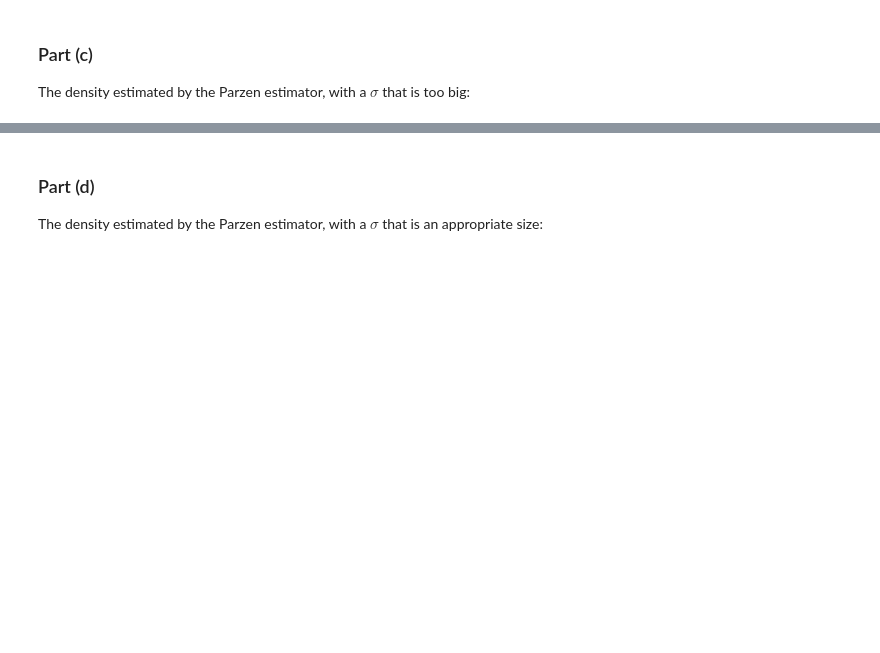
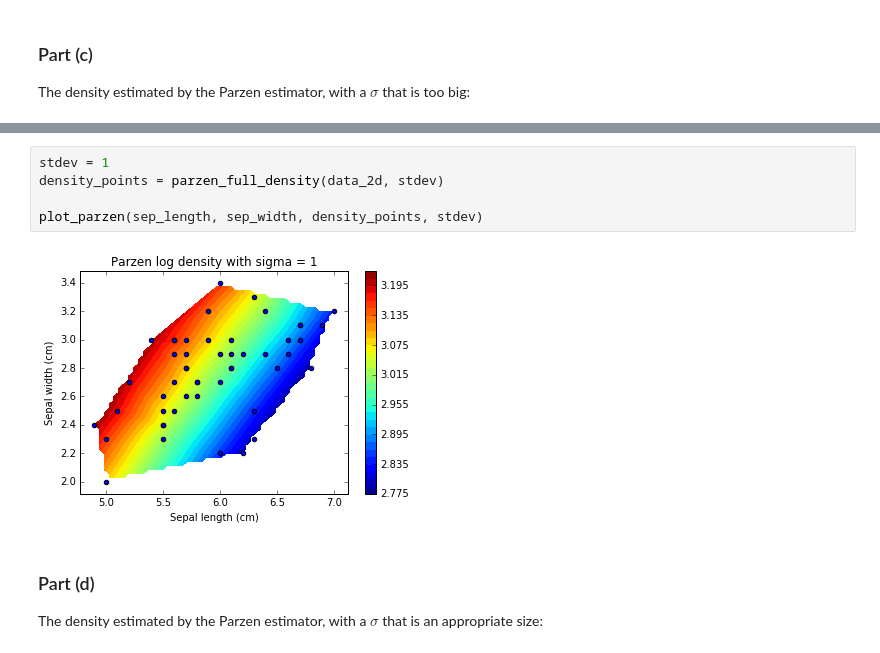
Before and after one commit to violetguos/ift6390, a Jupyter notebook: 4. Practical Part - Density Estimation.ipynb, the cells around one changed output, grey strips where cells are left out. Cells and saved outputs as stored; diff of their text form; blank space fills up the shorter version.

```diff
--- a/4. Practical Part - Density Estimation.ipynb
+++ b/4. Practical Part - Density Estimation.ipynb
@@ -384,3 +349,10 @@ plt.show()
+# %%
+stdev = 1
+density_points = parzen_full_density(data_2d, stdev)
+
+plot_parzen(sep_length, sep_width, density_points, stdev)
+# %% [output]
+[figure, added]
 # %% [markdown]
 ### Part (d)
 
```
Also changed, not shown: parts of 5 cells of this notebook.
